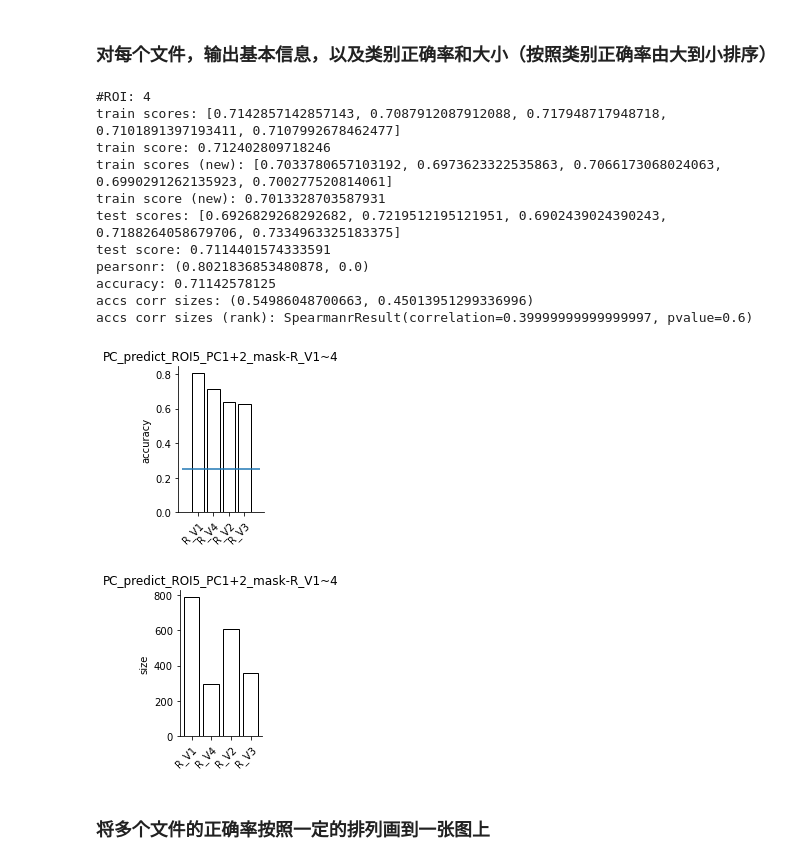
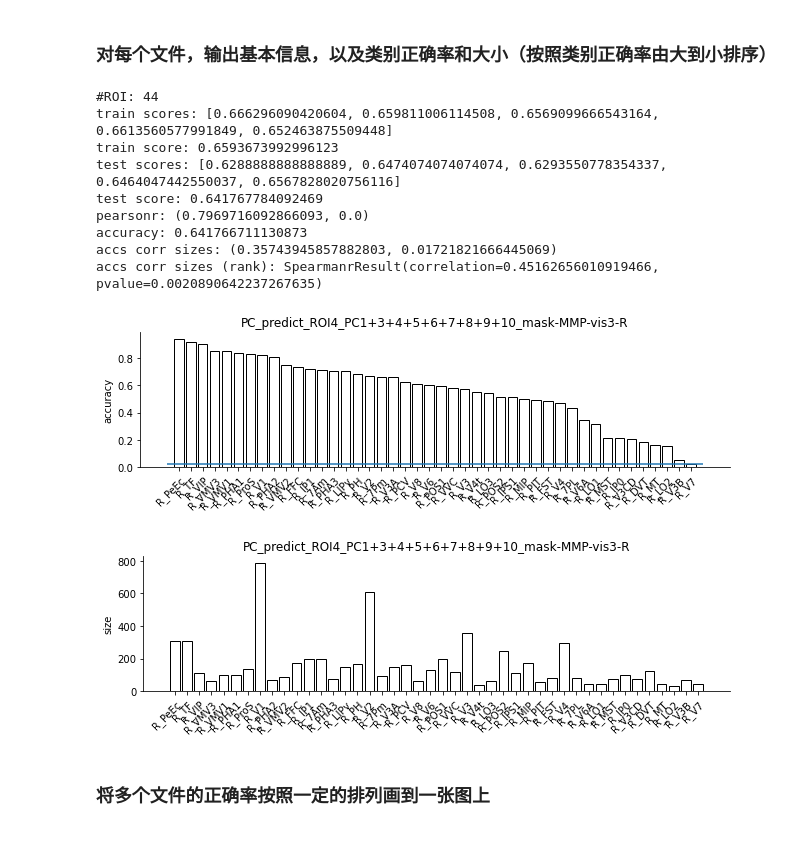
Before and after one commit to BNUCNL/nibrain, a Jupyter notebook: cxy_visual_dev/scripts/plot_line_bar.ipynb, the cells around one changed output. Cells and saved outputs as stored; diff of their text form; code cells hidden in the pictures.

Commit message:
cxy_visual_dev: update

```diff
--- a/cxy_visual_dev/scripts/plot_line_bar.ipynb
+++ b/cxy_visual_dev/scripts/plot_line_bar.ipynb
@@ -71,10 +71,10 @@ MMP-vis3-R_ex(V1~4)'s true ROI keys: [1 2 3]
 # %% [markdown]
 ### 对每个文件，输出基本信息，以及类别正确率和大小（按照类别正确率由大到小排序）
 # %%
-# figsize = (9, 3)
+figsize = (9, 3)
 # figsize = (8.5, 3)
-figsize = (2, 3)
-fname = 'PC_predict_ROI5_PC1+2_mask-R_V1~4'
+# figsize = (2, 3)
+fname = 'PC_predict_ROI4_PC1+3+4+5+6+7+8+9+10_mask-MMP-vis3-R'
 pkl_file = pjoin(anal_dir, f'predict/{fname}.pkl')
 out_file1 = pjoin(work_dir, f'{fname}1.jpg')
 out_file2 = pjoin(work_dir, f'{fname}2.jpg')
@@ -118,46 +118,44 @@ rects = ax.bar(x, class_accs, ec='k', fc='w')
 ax.set_xticks(x)
 ax.set_xticklabels(rois)
 plt.setp(ax.get_xticklabels(), rotation=45, ha="right",
          rotation_mode="anchor")
 ax.set_ylabel('accuracy')
 ax.set_title(fname)
 ax.hlines(1/n_roi, x[0]-1, x[-1]+1)
 ax.spines['top'].set_visible(False)
 ax.spines['right'].set_visible(False)
 fig.tight_layout()
 
 fig2, ax2 = plt.subplots(figsize=figsize)
 rects = ax2.bar(x, class_sizes, ec='k', fc='w')
 ax2.set_xticks(x)
 ax2.set_xticklabels(rois)
 plt.setp(ax2.get_xticklabels(), rotation=45, ha="right",
          rotation_mode="anchor")
 ax2.set_ylabel('size')
 ax2.set_title(fname)
 ax2.spines['top'].set_visible(False)
 ax2.spines['right'].set_visible(False)
 fig2.tight_layout()
 
 if not out_file:
     fig.show()
     fig2.show()
 else:
     fig.savefig(out_file1)
     fig2.savefig(out_file2)
 # %% [output]
-#ROI: 4
-train scores: [0.7142857142857143, 0.7087912087912088, 0.717948717948718, 0.7101891397193411, 0.7107992678462477]
-train score: 0.712402809718246
-train scores (new): [0.7033780657103192, 0.6973623322535863, 0.7066173068024063, 0.6990291262135923, 0.700277520814061]
-train score (new): 0.7013328703587931
-test scores: [0.6926829268292682, 0.7219512195121951, 0.6902439024390243, 0.7188264058679706, 0.7334963325183375]
-test score: 0.7114401574333591
-pearsonr: (0.8021836853480878, 0.0)
-accuracy: 0.71142578125
-accs corr sizes: (0.54986048700663, 0.45013951299336996)
-accs corr sizes (rank): SpearmanrResult(correlation=0.39999999999999997, pvalue=0.6)
+#ROI: 44
+train scores: [0.666296090420604, 0.659811006114508, 0.6569099666543164, 0.6613560577991849, 0.652463875509448]
+train score: 0.6593673992996123
+test scores: [0.6288888888888889, 0.6474074074074074, 0.6293550778354337, 0.6464047442550037, 0.6567828020756116]
+test score: 0.641767784092469
+pearsonr: (0.7969716092866093, 0.0)
+accuracy: 0.641766711130873
+accs corr sizes: (0.35743945857882803, 0.01721821666445069)
+accs corr sizes (rank): SpearmanrResult(correlation=0.45162656010919466, pvalue=0.0020890642237267635)
-[figure, old version]
+[figure, new version]
-[figure, old version]
+[figure, new version]
 # %% [markdown]
 ### 将多个文件的正确率按照一定的排列画到一张图上
 # %%
```
Also changed, not shown: parts of 2 cells of this notebook, 5 other files.
